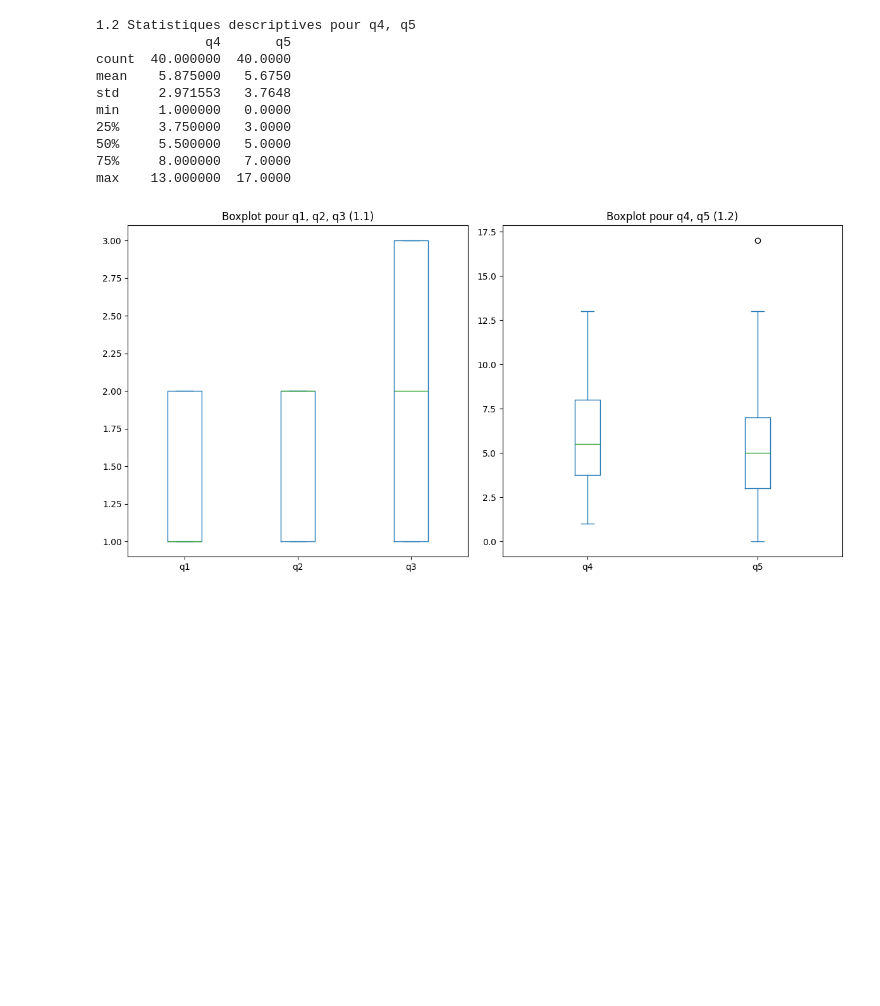
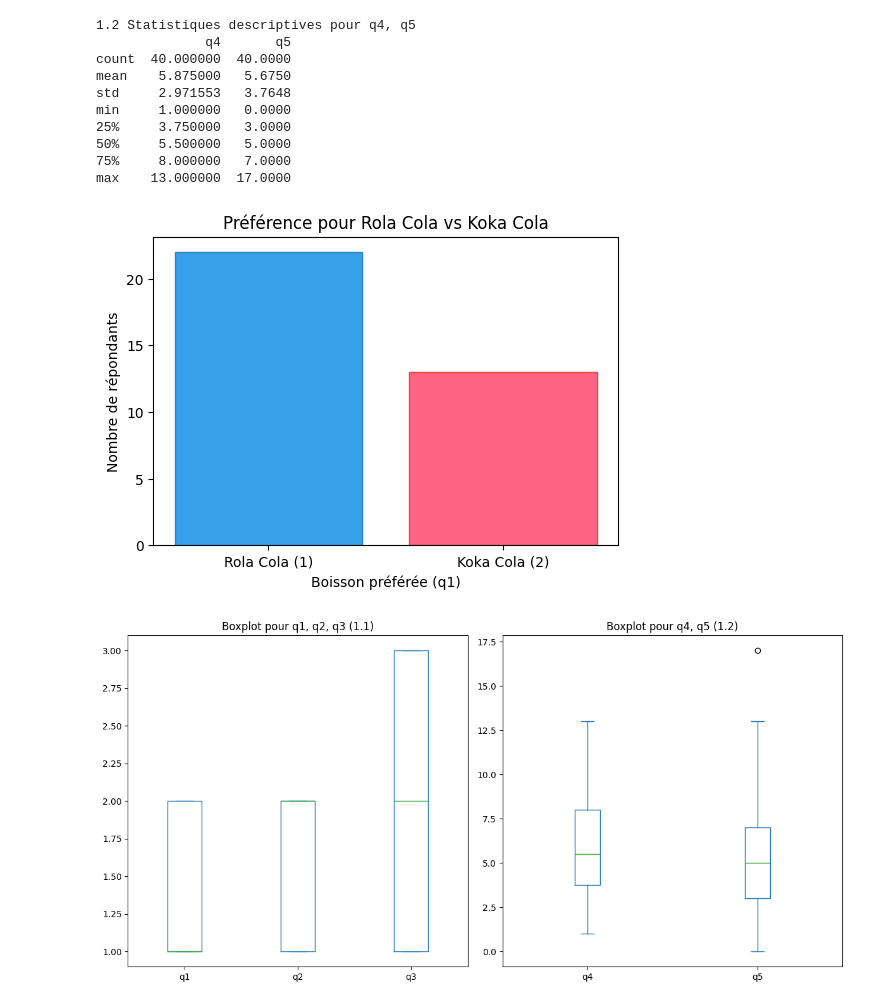
Before and after one commit to HABONIMANA/EXERCICE, a Jupyter notebook: Copie_de_Untitled7.ipynb, the cells around one changed output. Cells and saved outputs as stored; diff of their text form; code cells hidden in the pictures; blank space fills up the shorter version.

```diff
--- a/Copie_de_Untitled7.ipynb
+++ b/Copie_de_Untitled7.ipynb
@@ -51,6 +22,15 @@ min     1.000000   0.0000
 50%     5.500000   5.0000
 75%     8.000000   7.0000
 max    13.000000  17.0000
+# %%
+plt.figure(figsize=(6, 4))
+plt.bar(labels, frequences, color=['#36A2EB', '#FF6384'], edgecolor=['#2E86C1', '#E74C3C'])
+plt.title('Préférence pour Rola Cola vs Koka Cola')
+plt.xlabel('Boisson préférée (q1)')
+plt.ylabel('Nombre de répondants')
+plt.show()
+# %% [output]
+[figure, added]
 # %%
 plt.figure(figsize=(12, 6))
 plt.subplot(1, 2, 1)
```
Also changed, not shown: parts of 1 cell of this notebook.
